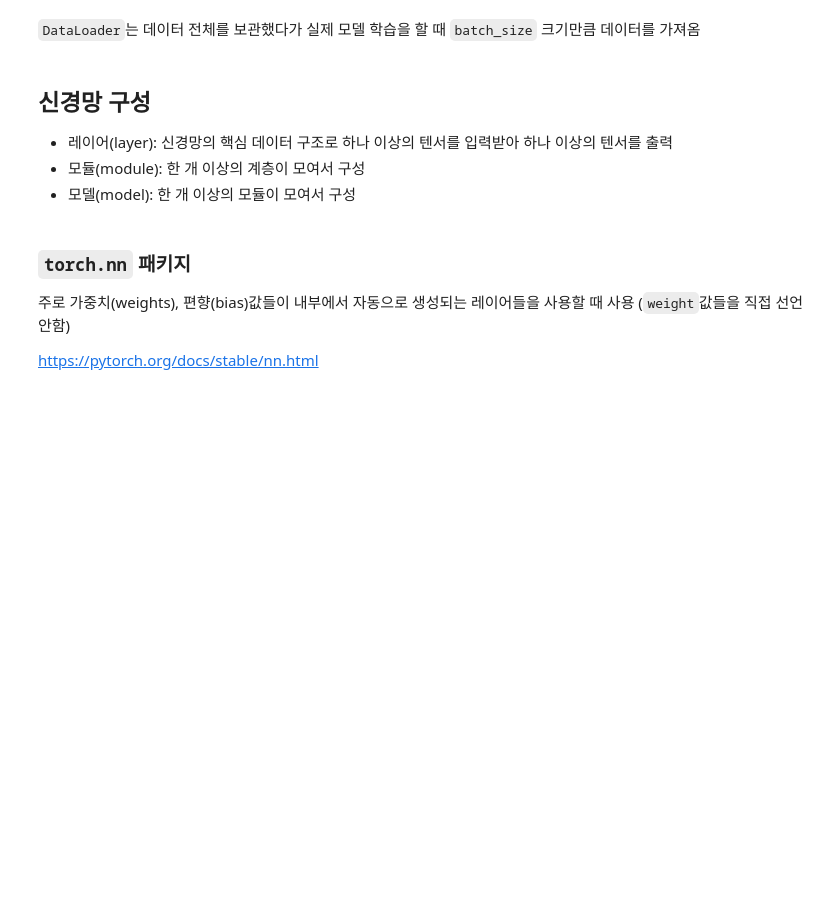
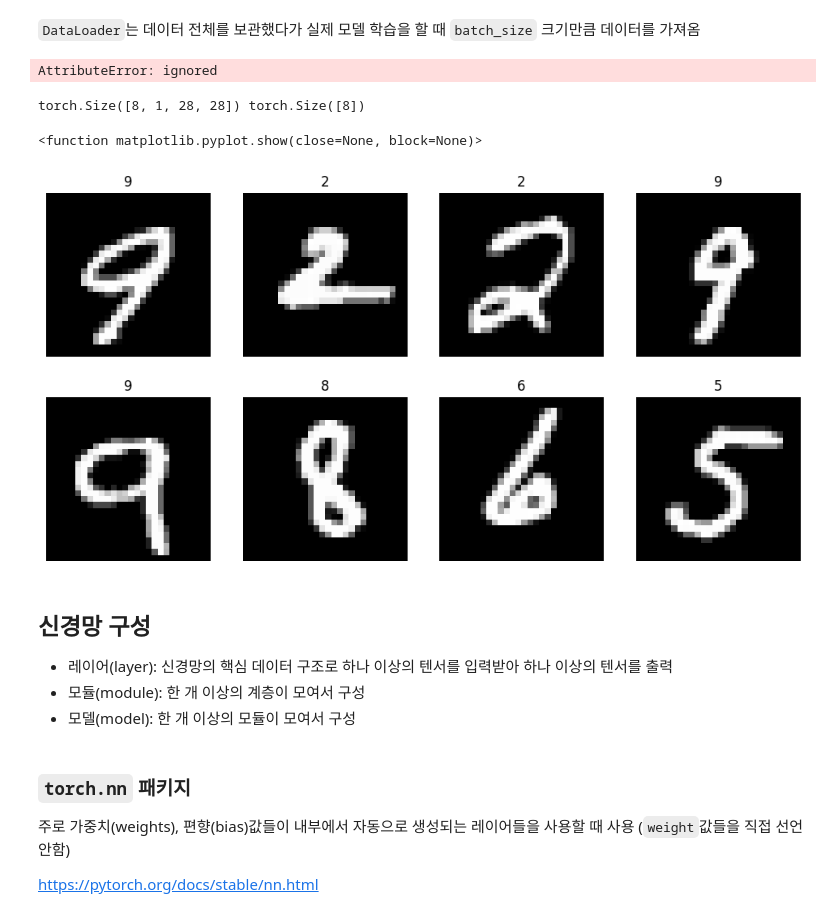
Before and after one commit to doogun/deep-learning-from-scratch, a Jupyter notebook: _6_파이토치(PyTorch)_한번에_끝내기_ipynb의_사본.ipynb, the cells around one changed output. Saved outputs shown, nothing was run; the diff lists cells and outputs as text; code cells hidden in the pictures; blank space fills up the shorter version.

```diff
--- a/_6_파이토치(PyTorch)_한번에_끝내기_ipynb의_사본.ipynb
+++ b/_6_파이토치(PyTorch)_한번에_끝내기_ipynb의_사본.ipynb
@@ -253,0 +932,7 @@ a의 `grad_fn`이 None인 이유는 직접적으로 계산한 부분이 없었
+# %%
+trainset=datasets.MNIST(root='/content/',
+                        train=True, download=True,
+                        transform=mnist_transform)
+testset=datasets.MNIST(root='/content/',
+                        train=False, download=True,
+                        transform=mnist_transform)
@@ -254,5 +955,39 @@ a의 `grad_fn`이 None인 이유는 직접적으로 계산한 부분이 없었
 # %% [markdown]
 `DataLoader`는 데이터 전체를 보관했다가 실제 모델 학습을 할 때 `batch_size` 크기만큼 데이터를 가져옴
+# %%
+train_loader=DataLoader(trainset,batch_size=8, shuffle=True, num_workers=2)
+test_loader=DataLoader(testset,batch_size=8, shuffle=False, num_workers=2)
+# %%
+dataiter=iter(train_loader)
+images, labels=dataiter.next()
+images.shape, labels.shape
+# %% [output]
+AttributeError: ignored
+# %%
+# train_loader에서 이미지와 레이블을 가져와서 출력합니다.
+for images, labels in train_loader:
+    # 원하는 작업 수행
+    print(images.shape, labels.shape)  # 이미지와 레이블의 모양 출력
+    break  # 첫 번째 배치만 확인하고 종료   28x28이미지인데 흑백이라서 1이라고 배치사이즈 8개임
+# %% [output]
+torch.Size([8, 1, 28, 28]) torch.Size([8])
+# %%
+torch_image=torch.squeeze(images[0])  #8개있는데 하나만같고온거 0인덱스를 없앤다
+torch_image.shape
+import matplotlib.pyplot as pit
+figure=pit.figure(figsize=(12,6))  #데이터시각화
+cols, rows=4,2
+for i in range(1, cols*rows+1):
+  sample_idx=torch.randint(len(trainset), size=(1, )).item()
+  img, label=trainset[sample_idx]
+  figure.add_subplot(rows, cols, i)
+  pit.title(label)
+  pit.axis('off')
+  pit.imshow(img.squeeze(), cmap='gray')
+pit.show
+# %% [output]
+<function matplotlib.pyplot.show(close=None, block=None)>
+[figure, added]
 # %% [markdown]
 ## 신경망 구성
 
```
Also changed, not shown: parts of 92 cells of this notebook.
